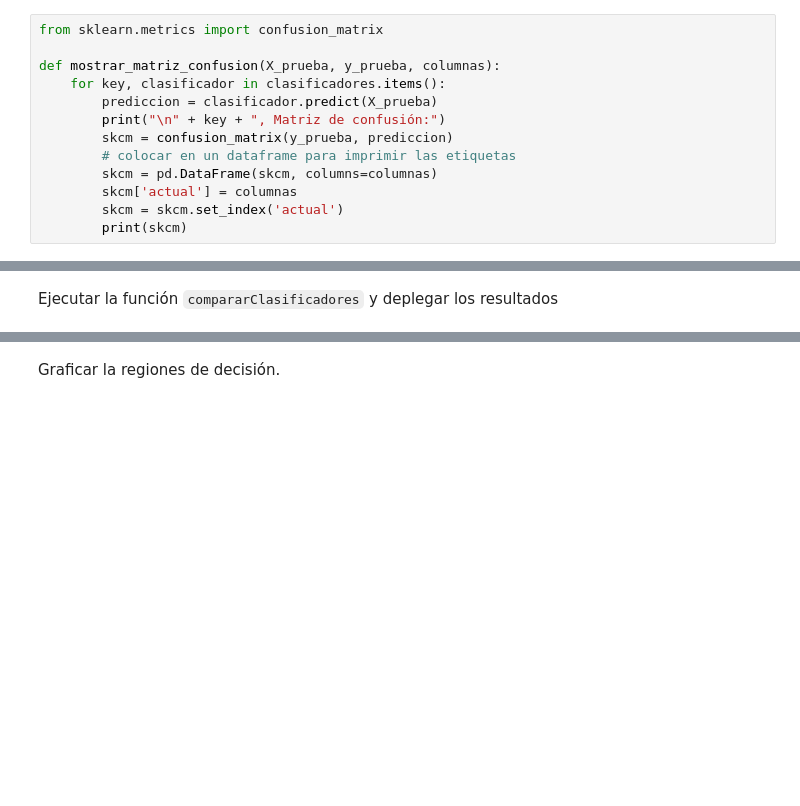
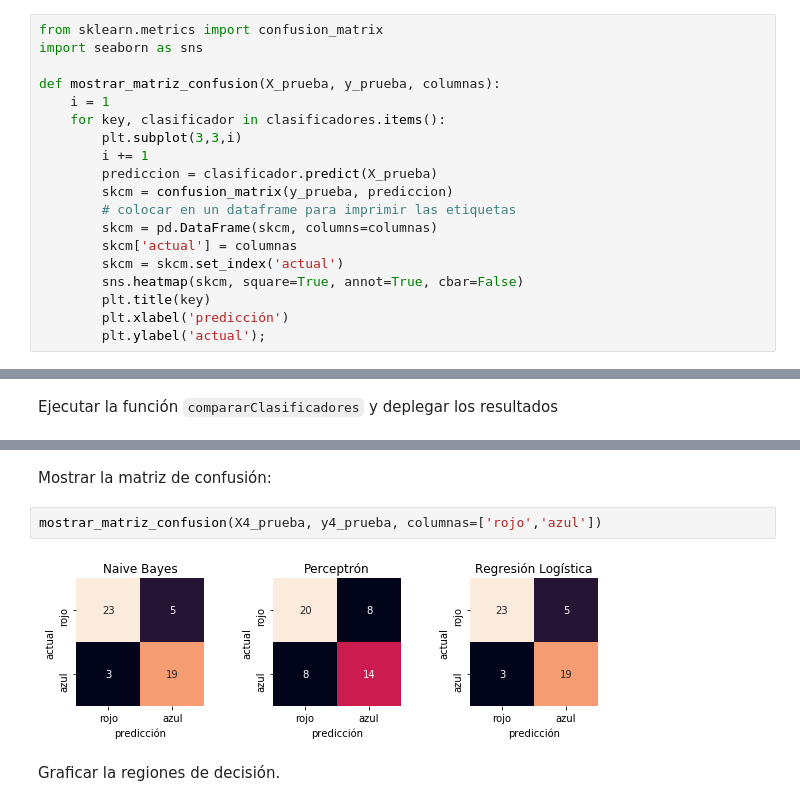
Before and after one commit to wladrod/AprendizajeAutomatico2018, a Jupyter notebook: Notebooks/13-ComparaciónClasificadores.ipynb, the cells around one changed output, grey strips where cells are left out. Drawn from its saved outputs; the diff is of its cells as text; blank space fills up the shorter version.

Commit message:
agregar matriz de confusión

```diff
--- a/Notebooks/13-ComparaciónClasificadores.ipynb
+++ b/Notebooks/13-ComparaciónClasificadores.ipynb
@@ -103,17 +103,23 @@ def graficar_regiones_decision(X, y, clasificador, indices_prueba=None, resoluci
 ### Función para imprimir la matriz de confusión
 # %%
 from sklearn.metrics import confusion_matrix
+import seaborn as sns
 
 def mostrar_matriz_confusion(X_prueba, y_prueba, columnas):
+    i = 1
     for key, clasificador in clasificadores.items():
+        plt.subplot(3,3,i)
+        i += 1
         prediccion = clasificador.predict(X_prueba)
-        print("\n" + key + ", Matriz de confusión:")
         skcm = confusion_matrix(y_prueba, prediccion)
         # colocar en un dataframe para imprimir las etiquetas
         skcm = pd.DataFrame(skcm, columns=columnas)
         skcm['actual'] = columnas
         skcm = skcm.set_index('actual')
-        print(skcm)
+        sns.heatmap(skcm, square=True, annot=True, cbar=False)
+        plt.title(key)
+        plt.xlabel('predicción')
+        plt.ylabel('actual');
 # %% [markdown]
 ### Cargar el conjunto de datos de vidrios
 
@@ -387,3 +367,9 @@ Regresión Logística entrenado en 0.00 s
+# %% [markdown]
+Mostrar la matriz de confusión:
+# %%
+mostrar_matriz_confusion(X4_prueba, y4_prueba, columnas=['rojo','azul'])
+# %% [output]
+[figure, added]
 # %% [markdown]
 Graficar la regiones de decisión.
 # %%
```
Also changed, not shown: parts of 17 cells of this notebook.
